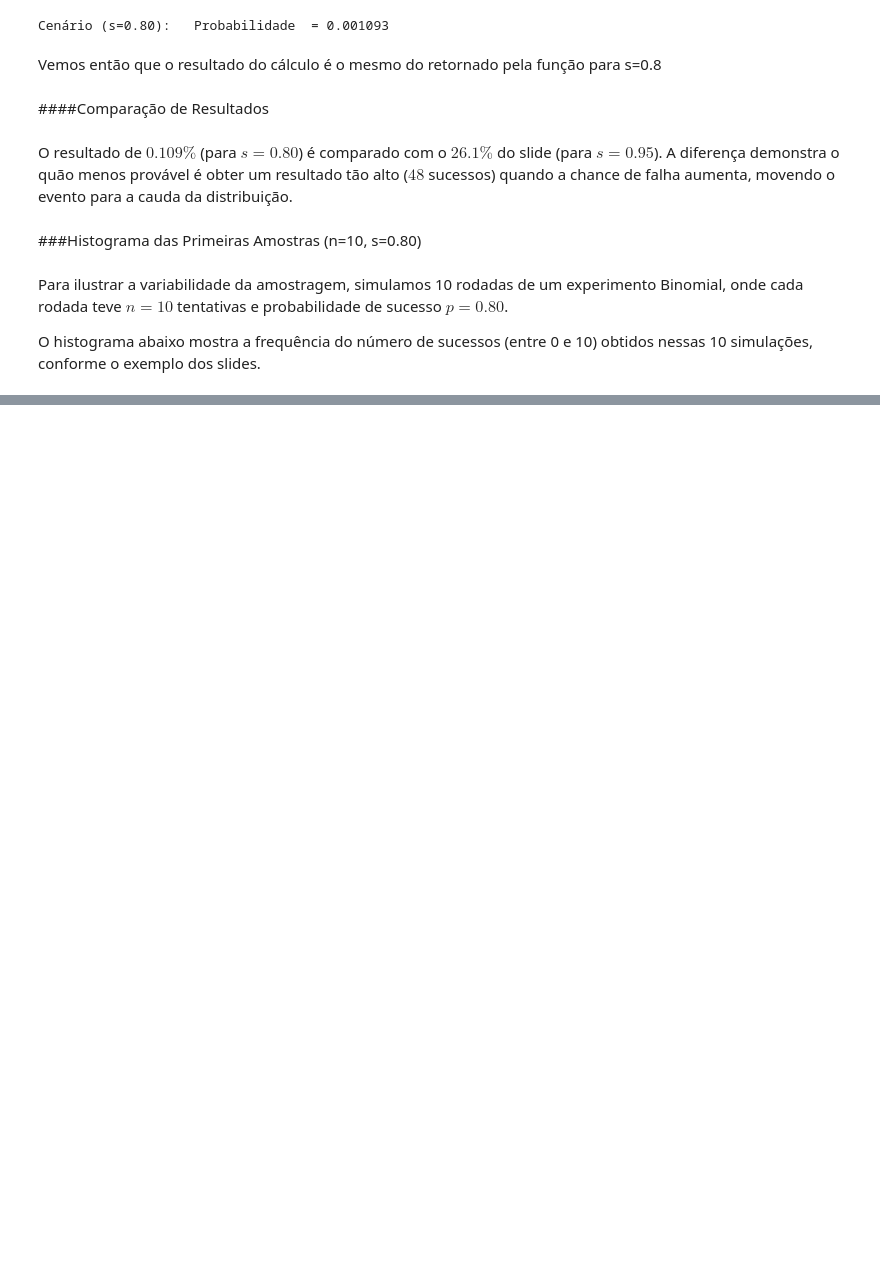
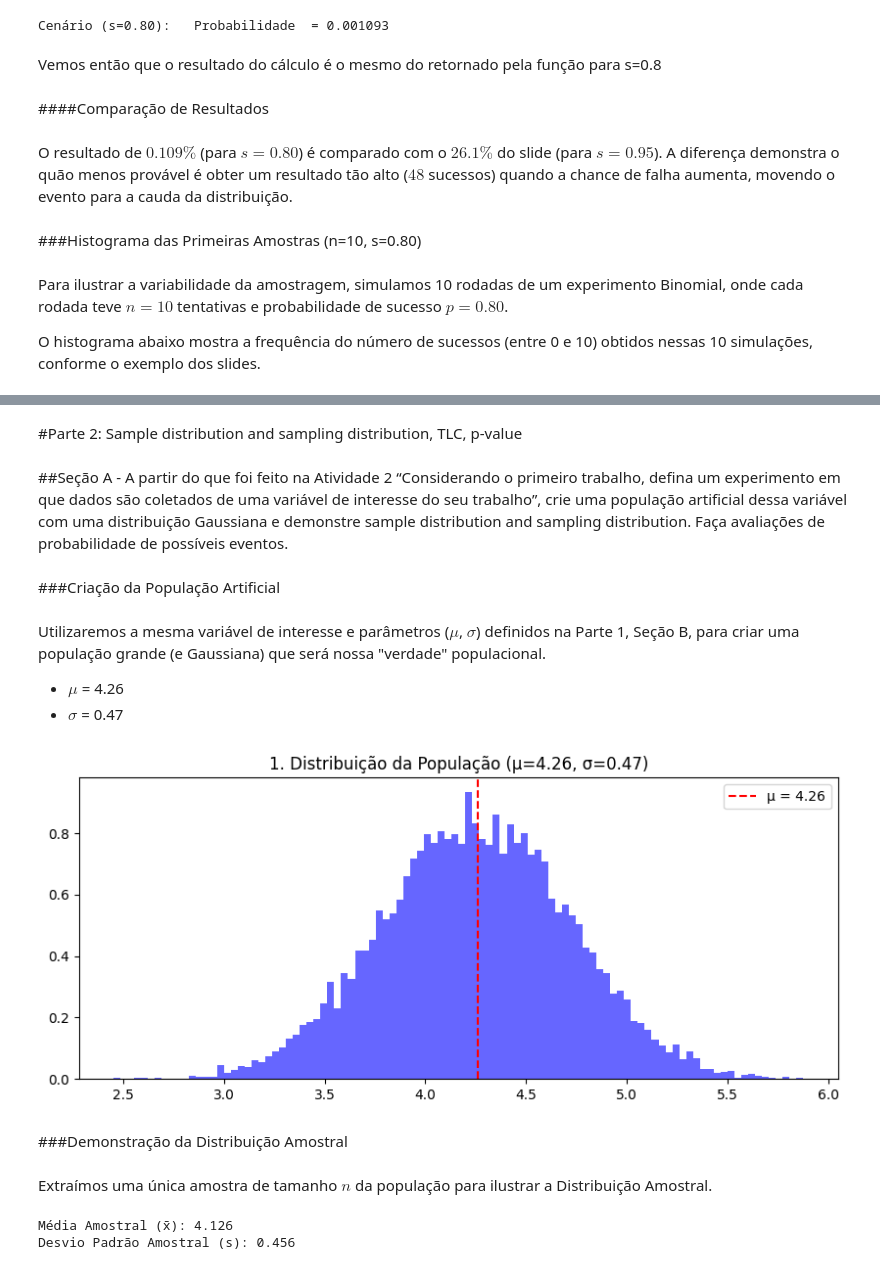
Before and after one commit to KevinWashington/SILLM_Atividade_1, a Jupyter notebook: Atividade_1_Zscore_Binomial.ipynb, the cells around one changed output, grey strips where cells are left out. Drawn from its saved outputs; the diff is of its cells as text; code cells hidden in the pictures; blank space fills up the shorter version.

Commit message:
parte 2 seção B

```diff
--- a/Atividade_1_Zscore_Binomial.ipynb
+++ b/Atividade_1_Zscore_Binomial.ipynb
@@ -287,0 +295,42 @@ Resultados das 10 Amostras (n=10, s=0.95): [10 10 10 10  8 10 10 10  9 10]
+# %% [markdown]
+#Parte 2: Sample distribution and sampling distribution, TLC, p-value
+# %% [markdown]
+##Seção A - A partir do que foi feito na Atividade 2 “Considerando o primeiro trabalho, defina um experimento em que dados são coletados de uma variável de interesse do seu trabalho”, crie uma população artificial dessa variável com uma distribuição Gaussiana e demonstre sample distribution and sampling distribution. Faça avaliações de probabilidade de possíveis eventos.
+# %% [markdown]
+###Criação da População Artificial
+# %% [markdown]
+Utilizaremos a mesma variável de interesse e parâmetros ($\mu$, $\sigma$) definidos na Parte 1, Seção B, para criar uma população grande (e Gaussiana) que será nossa "verdade" populacional.
+
+* $\mu$ = 4.26
+* $\sigma$ = 0.47
+# %%
+populacao = np.random.normal(loc=MU, scale=SIGMA, size=N_AMOSTRAS)
+
+plt.figure(figsize=(10, 4))
+
+plt.axvline(MU, color='r', linestyle='--', label=f'μ = {MU}')
+plt.hist(populacao, bins=100, density=True, alpha=0.6, color='blue')
+plt.title(f'1. Distribuição da População (μ={MU}, σ={SIGMA:.2f})')
+
+
+plt.legend()
+plt.show()
+# %% [output]
+[figure, added]
+# %% [markdown]
+###Demonstração da Distribuição Amostral
+# %% [markdown]
+Extraímos uma única amostra de tamanho $n$ da população para ilustrar a Distribuição Amostral.
+# %%
+SAMPLE_SIZE = 20
+
+amostra_individual = np.random.choice(populacao, size=SAMPLE_SIZE, replace=False)
+
+media_amostra_x = amostra_individual.mean()
+std_amostra_s = amostra_individual.std()
+
+print(f"Média Amostral (x̄): {media_amostra_x:.3f}")
+print(f"Desvio Padrão Amostral (s): {std_amostra_s:.3f}")
+# %% [output]
+Média Amostral (x̄): 4.126
+Desvio Padrão Amostral (s): 0.456
```
Also changed, not shown: parts of 22 cells of this notebook.
